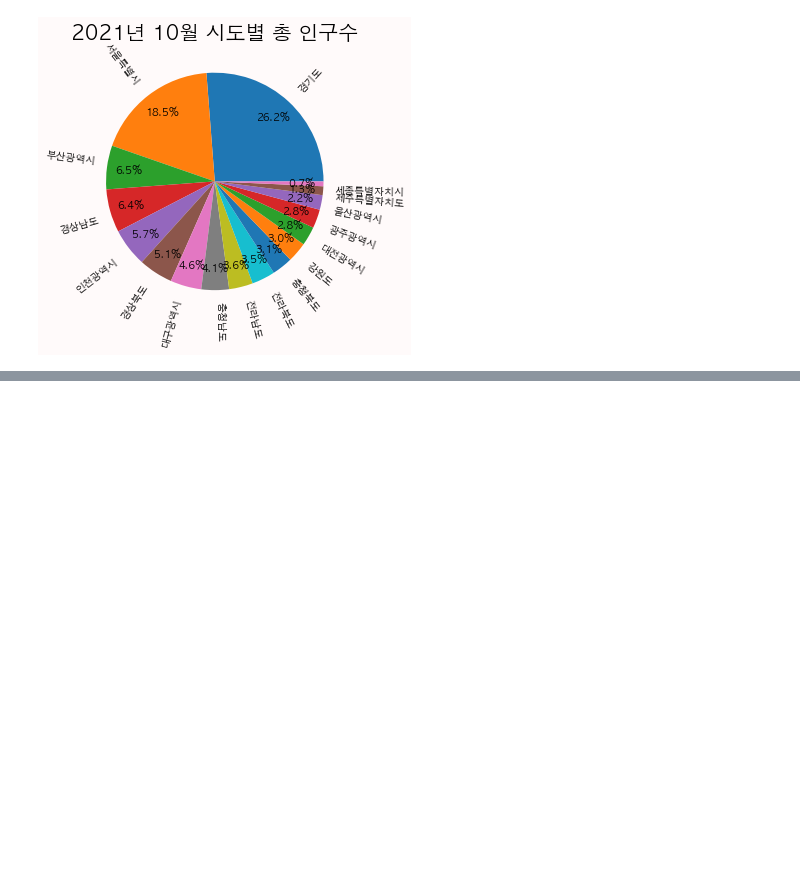
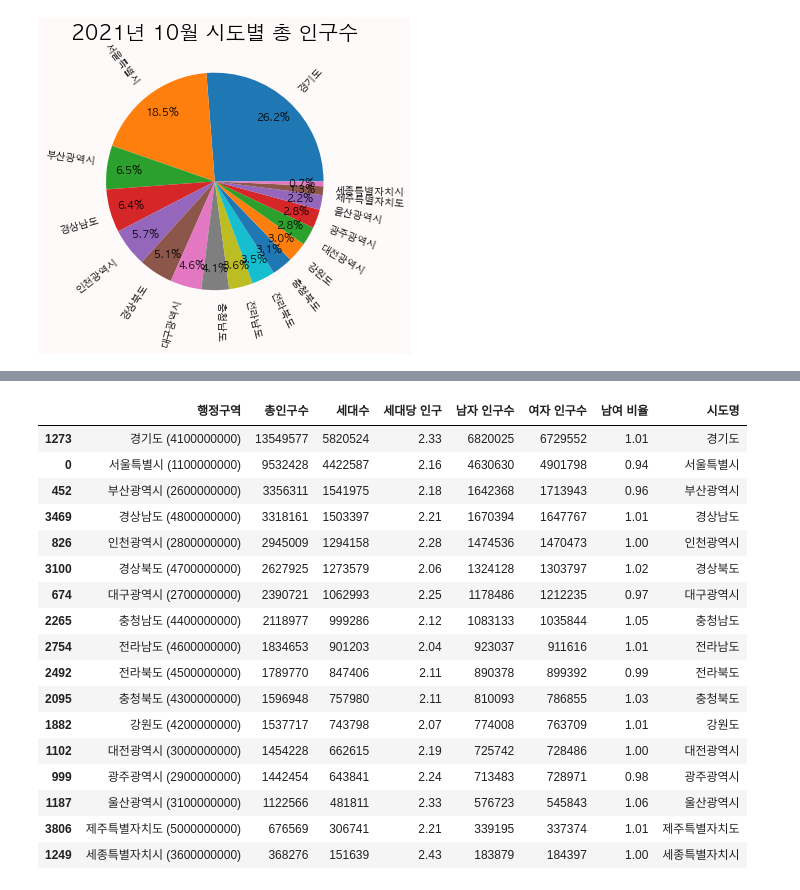
Before and after one commit to limetree-indigo/python-visualization, a Jupyter notebook: 11 지역별 인구구조 시각화/11 지역별 인구구조 시각화.ipynb, the cells around one changed output, grey strips where cells are left out. Saved outputs shown, nothing was run; the diff lists cells and outputs as text; code cells hidden in the pictures; blank space fills up the shorter version.

```diff
--- a/11 지역별 인구구조 시각화/11 지역별 인구구조 시각화.ipynb
+++ b/11 지역별 인구구조 시각화/11 지역별 인구구조 시각화.ipynb
@@ -162,0 +168,21 @@ plt.show()
+# %%
+df_sido
+# %% [output]
+|  | 행정구역 | 총인구수 | 세대수 | 세대당 인구 | 남자 인구수 | 여자 인구수 | 남여 비율 | 시도명 |
+| 1273 | 경기도 (4100000000) | 13549577 | 5820524 | 2.33 | 6820025 | 6729552 | 1.01 | 경기도 |
+| 0 | 서울특별시 (1100000000) | 9532428 | 4422587 | 2.16 | 4630630 | 4901798 | 0.94 | 서울특별시 |
+| 452 | 부산광역시 (2600000000) | 3356311 | 1541975 | 2.18 | 1642368 | 1713943 | 0.96 | 부산광역시 |
+| 3469 | 경상남도 (4800000000) | 3318161 | 1503397 | 2.21 | 1670394 | 1647767 | 1.01 | 경상남도 |
+| 826 | 인천광역시 (2800000000) | 2945009 | 1294158 | 2.28 | 1474536 | 1470473 | 1.00 | 인천광역시 |
+| 3100 | 경상북도 (4700000000) | 2627925 | 1273579 | 2.06 | 1324128 | 1303797 | 1.02 | 경상북도 |
+| 674 | 대구광역시 (2700000000) | 2390721 | 1062993 | 2.25 | 1178486 | 1212235 | 0.97 | 대구광역시 |
+| 2265 | 충청남도 (4400000000) | 2118977 | 999286 | 2.12 | 1083133 | 1035844 | 1.05 | 충청남도 |
+| 2754 | 전라남도 (4600000000) | 1834653 | 901203 | 2.04 | 923037 | 911616 | 1.01 | 전라남도 |
+| 2492 | 전라북도 (4500000000) | 1789770 | 847406 | 2.11 | 890378 | 899392 | 0.99 | 전라북도 |
+| 2095 | 충청북도 (4300000000) | 1596948 | 757980 | 2.11 | 810093 | 786855 | 1.03 | 충청북도 |
+| 1882 | 강원도 (4200000000) | 1537717 | 743798 | 2.07 | 774008 | 763709 | 1.01 | 강원도 |
+| 1102 | 대전광역시 (3000000000) | 1454228 | 662615 | 2.19 | 725742 | 728486 | 1.00 | 대전광역시 |
+| 999 | 광주광역시 (2900000000) | 1442454 | 643841 | 2.24 | 713483 | 728971 | 0.98 | 광주광역시 |
+| 1187 | 울산광역시 (3100000000) | 1122566 | 481811 | 2.33 | 576723 | 545843 | 1.06 | 울산광역시 |
+| 3806 | 제주특별자치도 (5000000000) | 676569 | 306741 | 2.21 | 339195 | 337374 | 1.01 | 제주특별자치도 |
+| 1249 | 세종특별자치시 (3600000000) | 368276 | 151639 | 2.43 | 183879 | 184397 | 1.00 | 세종특별자치시 |
```
Also changed, not shown: parts of 2 cells of this notebook.
